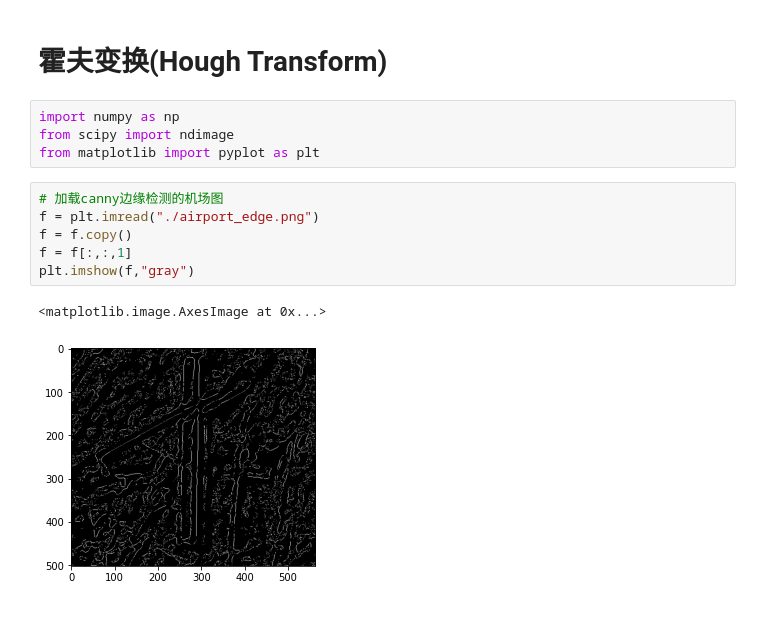
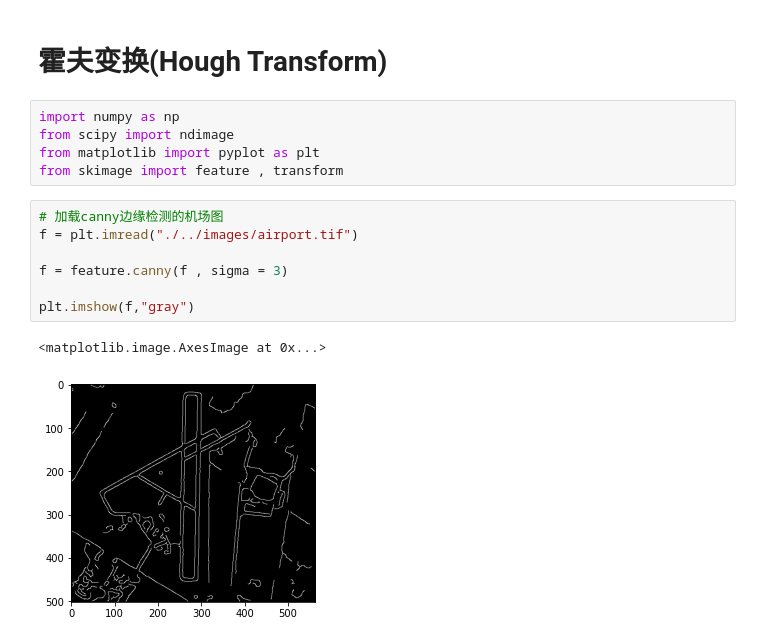
Before and after one commit to swzhxx/DIP, a Jupyter notebook: segmentation/hough-transform.ipynb, the cells around one changed output. Cells and saved outputs as stored; diff of their text form.

```diff
--- a/segmentation/hough-transform.ipynb
+++ b/segmentation/hough-transform.ipynb
@@ -4,15 +4,17 @@
 import numpy as np
 from scipy import ndimage
 from matplotlib import pyplot as plt
+from skimage import feature , transform
 # %%
 # 加载canny边缘检测的机场图
-f = plt.imread("./airport_edge.png")
-f = f.copy()
-f = f[:,:,1]
+f = plt.imread("./../images/airport.tif")
+
+f = feature.canny(f , sigma = 3)
+
 plt.imshow(f,"gray")
 # %% [output]
 <matplotlib.image.AxesImage at 0x...>
-[figure, old version]
+[figure, new version]
 # %%
 # 霍夫变换
 ## 投票
```
Also changed, not shown: parts of 4 cells of this notebook.
